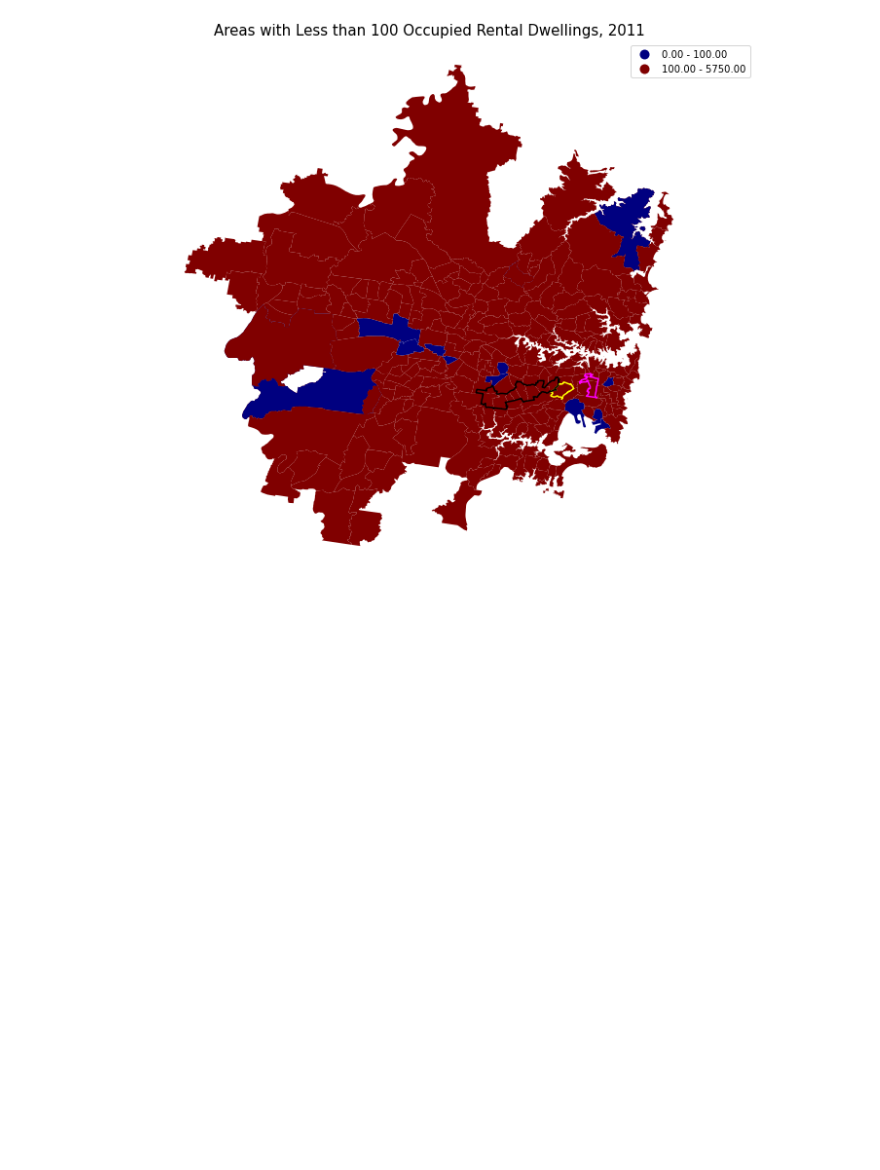
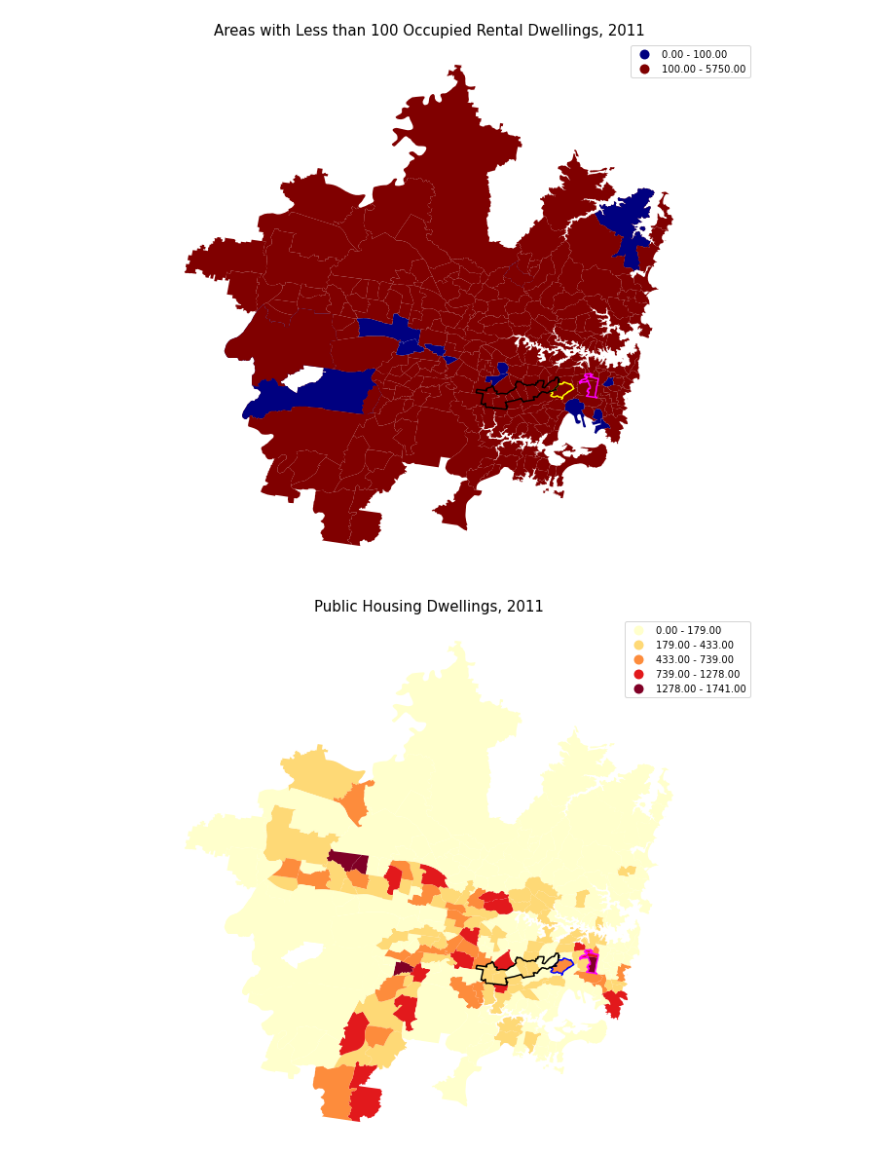
Before and after one commit to Emman-Lopez-Oso/CP255_Work, a Jupyter notebook: Final Submission/Final Census Data Compiler.ipynb, the cells around one changed output. Drawn from its saved outputs; the diff is of its cells as text; code cells hidden in the pictures; blank space fills up the shorter version.

```diff
--- a/Final Submission/Final Census Data Compiler.ipynb
+++ b/Final Submission/Final Census Data Compiler.ipynb
@@ -1394,6 +1400,5 @@ min         0.000000
 max      5750.000000
 Name: ten_rent_all_11_sa2, dtype: float64
 # %%
-# of 265 total, 10 SA2s (3.8%) have <100 occupied rental dwellings in 2011
-# we should exclude these SA2s
-tenure.loc[tenure['ten_rent_all_11_sa2']<100]
+#calculate a variable for SA2s with minimum 100 occupied rental dwellings in 2011
+tenure['ten_rent_min100_11'] = np.where(tenure['ten_rent_all_11_sa2'] < 100, 0, 1)
@@ -1417,3 +1405,18 @@ tenure.loc[tenure['ten_rent_all_11_sa2']<100]
+# %%
+#calculate % of occupied dwellings that are rentals
+tenure['ten_rent_pct_11'] = (tenure['ten_rent_all_11_sa2'])/(tenure['ten_typeS_11_sa2'])
+tenure['ten_rent_pct_16'] = (tenure['ten_rent_all_16'])/(tenure['ten_typeS_16'])
+
+#calculate % of occupied rental dwellings that are public housing
+tenure['rent_public_pct_11'] = (tenure['ten_rent_public_11_sa2'])/(tenure['ten_rent_all_11_sa2'])
+tenure['rent_public_pct_16'] = (tenure['ten_rent_public_16'])/(tenure['ten_rent_all_16'])
+
+# calc % of all dwellings that are public rentals
+tenure['ten_public_pct_11'] = (tenure['ten_rent_public_11_sa2'])/(tenure['ten_typeS_11_sa2'])
+tenure['ten_public_pct_16'] = (tenure['ten_rent_public_16'])/(tenure['ten_typeS_16'])
+
+tenure['rentals_ovregmed_16'] = np.where(tenure['ten_rent_pct_16'] > 0.334239, 1, 0)
+tenure['rentals_ovregmed_11'] = np.where(tenure['ten_rent_pct_11'] > 0.309999, 1, 0)
 # %% [markdown]
 <a id="section6.1" ></a>
 ## Mapping Rental and Public Housing
@@ -1436,3 +1439,21 @@ marr_sgdf.plot(ax=base, facecolor='none', edgecolor = "yellow", linewidth = 1.5)
 t3_corr_sgdf.plot(ax=base, facecolor='none', edgecolor = "black", linewidth = 1.5);
 # %% [output]
 [figure]
+# %%
+figure, ax = plt.subplots(figsize=(12,10))
+base = tenure.plot(column='ten_rent_public_11_sa2',
+                   scheme='fisher_jenks',
+                   k=5, legend=True, ax=ax,
+                   cmap="YlOrRd")
+
+ax.set_title("Public Housing Dwellings, 2011",
+             fontdict={'fontsize':15})
+
+lims=plt.axis("equal")
+ax.set_axis_off()
+
+red_wat_sgdf.plot(ax=base, facecolor='none', edgecolor = "magenta", linewidth = 1.5)
+marr_sgdf.plot(ax=base, facecolor='none', edgecolor = "blue", linewidth = 1.5)
+t3_corr_sgdf.plot(ax=base, facecolor='none', edgecolor = "black", linewidth = 1.5);
+# %% [output]
+[figure, added]
```
Also changed, not shown: parts of 11 cells of this notebook.
